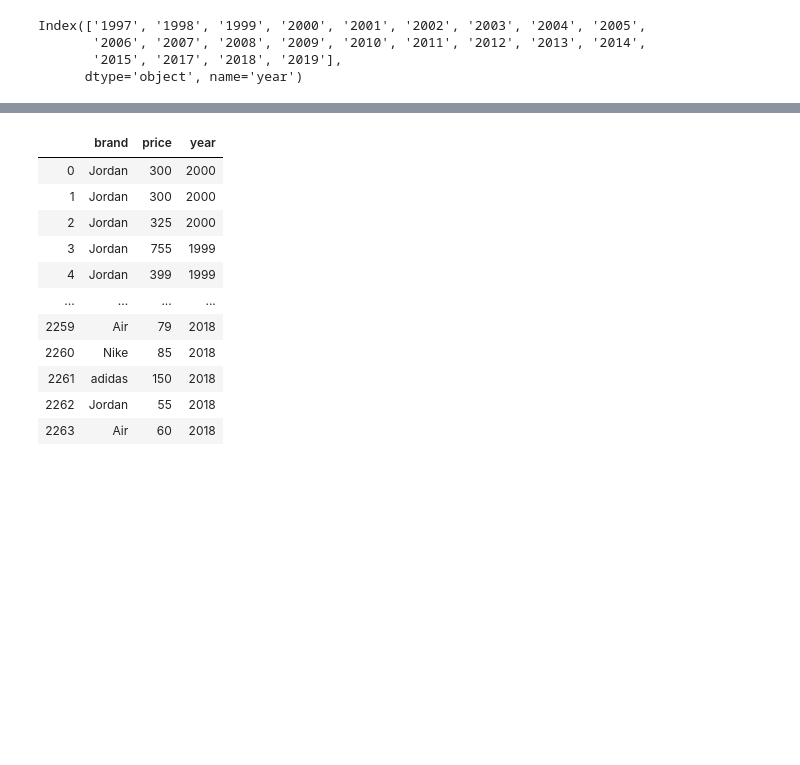
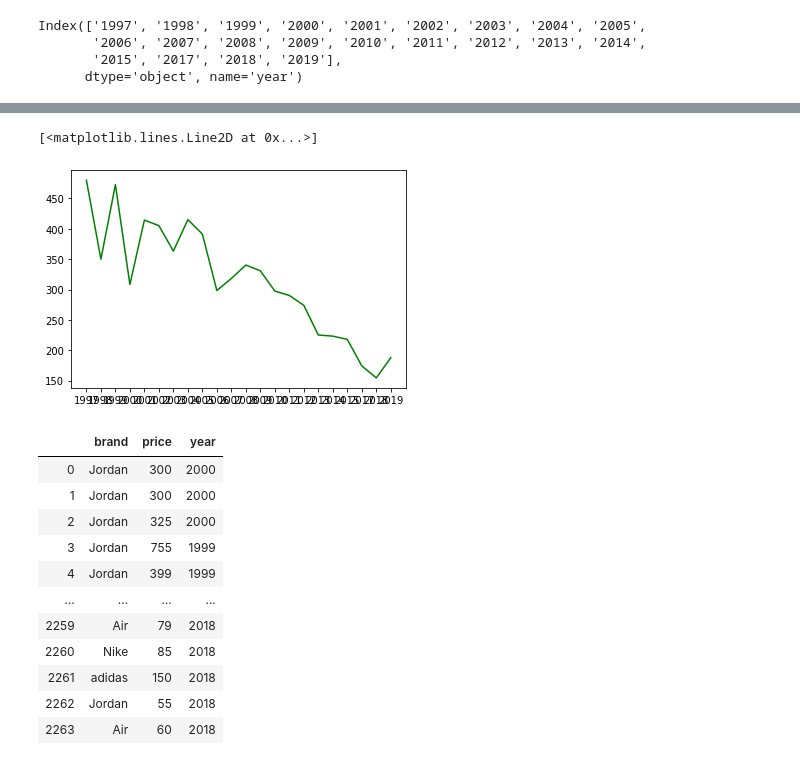
Before and after one commit to GaelGil/web-scraper, a Jupyter notebook: analysis/main_data.ipynb, the cells around one changed output, grey strips where cells are left out. Drawn from its saved outputs; the diff is of its cells as text; code cells hidden in the pictures; blank space fills up the shorter version.

Commit message:
grouping by year

```diff
--- a/analysis/main_data.ipynb
+++ b/analysis/main_data.ipynb
@@ -138,5 +135,8 @@ Index(['1997', '1998', '1999', '2000', '2001'], dtype='object', name='year')
 # %%
-# plt.plot([year], [prices])
+plt.plot(year, prices,'-g')
+# %% [output]
+[<matplotlib.lines.Line2D at 0x...>]
+[figure, added]
 # %%
 years = shoe_df.groupby('year')
 # %%
```
Also changed, not shown: parts of 1 cell of this notebook.
